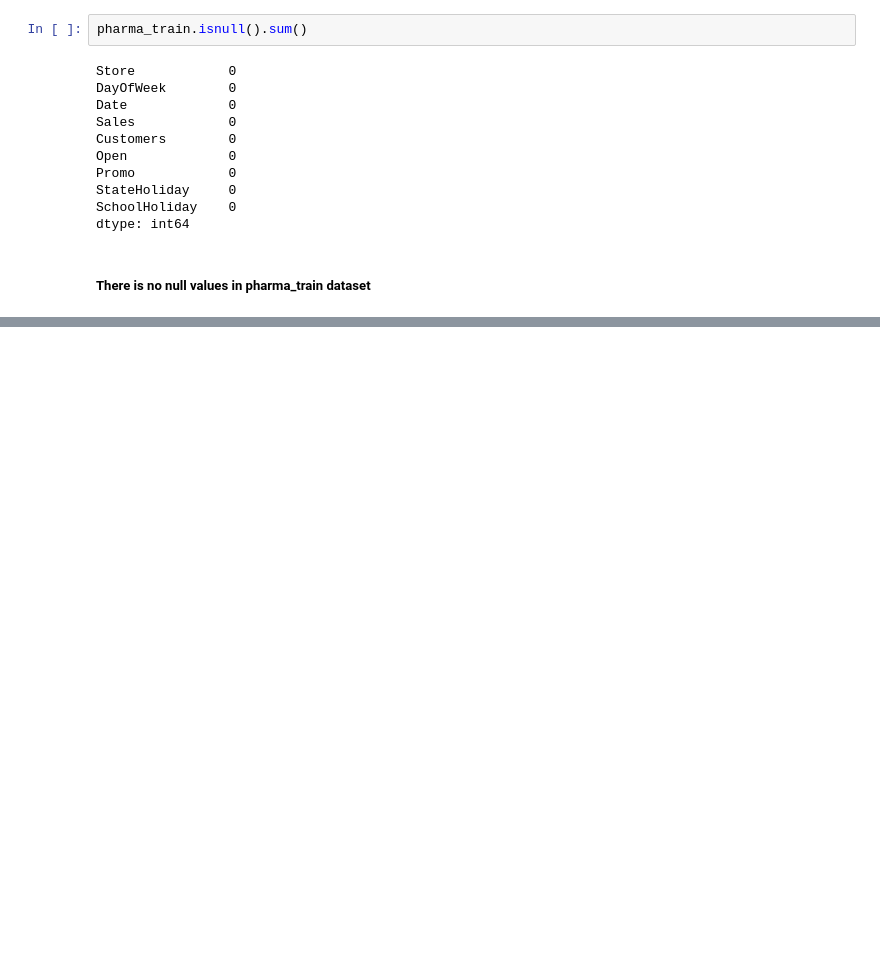
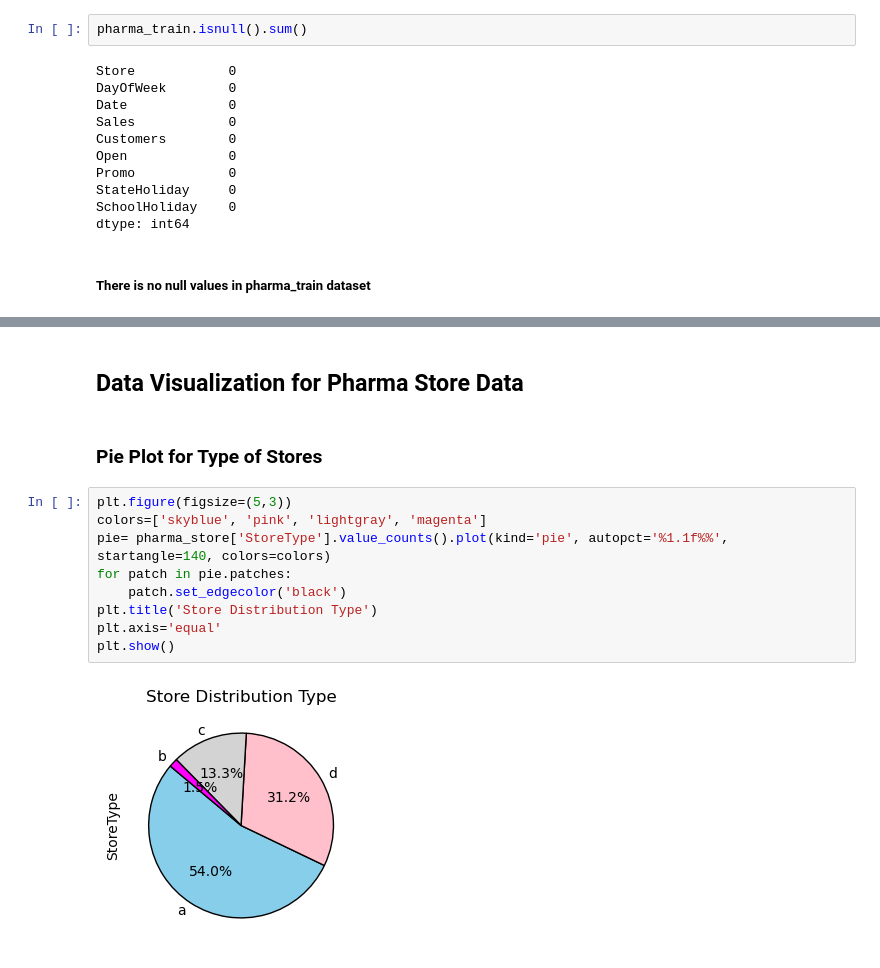
Before and after one commit to Hemamagam/Project-6--Pharmaceutical-Sale-Prediction-, a Jupyter notebook: Task1_purchase_behaviour.ipynb, the cells around one changed output, grey strips where cells are left out. Drawn from its saved outputs; the diff is of its cells as text; blank space fills up the shorter version.

```diff
--- a/Task1_purchase_behaviour.ipynb
+++ b/Task1_purchase_behaviour.ipynb
@@ -422,3 +422,18 @@ pharma_store.corr().round(2)
 | Promo2 | 0.01 | -0.15 | -0.08 | -0.10 | 1.00 | 0.76 | ... |
 | Promo2SinceWeek | 0.01 | -0.13 | -0.11 | -0.12 | 0.76 | 1.00 | ... |
 | Promo2SinceYear | 0.01 | -0.15 | -0.08 | -0.10 | 1.00 | 0.76 | ... |
+# %% [markdown]
+## Data Visualization for Pharma Store Data
+# %% [markdown]
+### Pie Plot for Type of Stores
+# %%
+plt.figure(figsize=(5,3))
+colors=['skyblue', 'pink', 'lightgray', 'magenta']
+pie= pharma_store['StoreType'].value_counts().plot(kind='pie', autopct='%1.1f%%', startangle=140, colors=colors)
+for patch in pie.patches:
+    patch.set_edgecolor('black')
+plt.title('Store Distribution Type')
+plt.axis='equal'
+plt.show()
+# %% [output]
+[figure, added]
```
Also changed, not shown: parts of 34 cells of this notebook.
